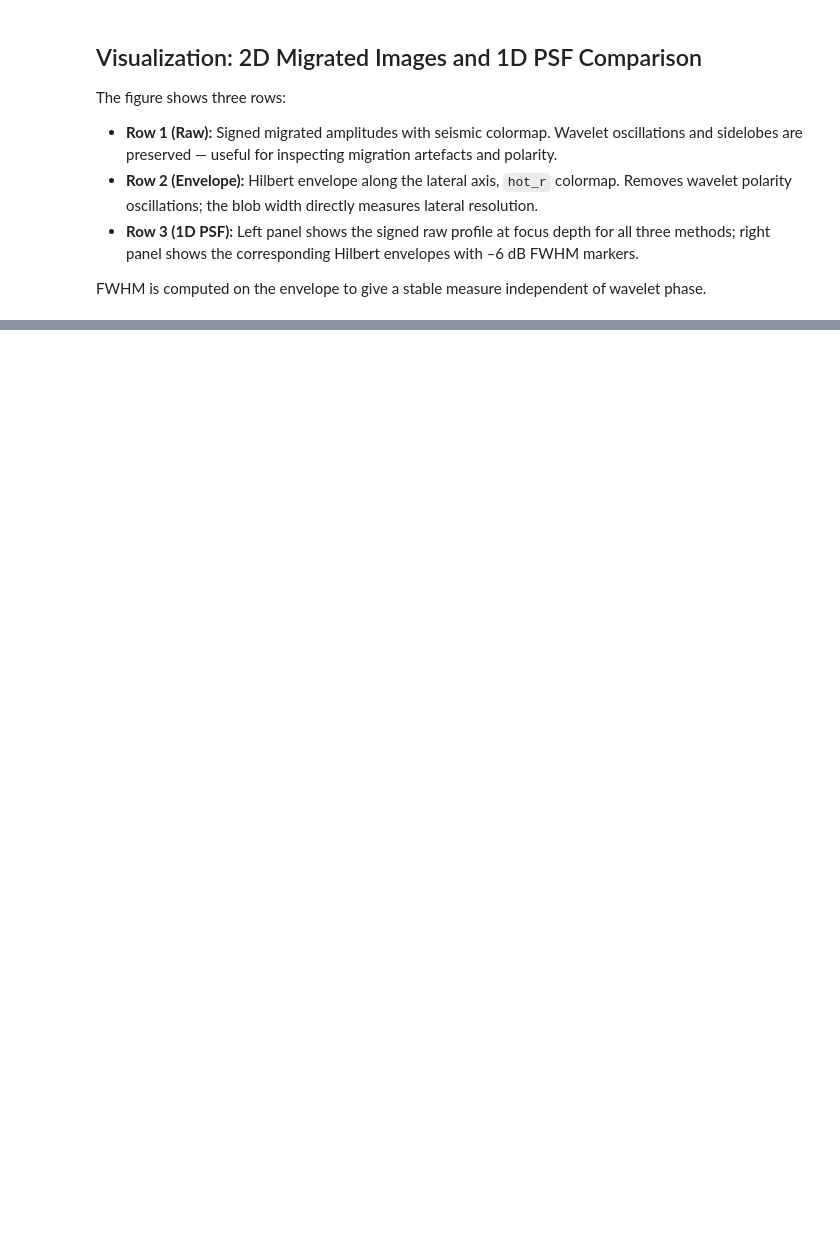
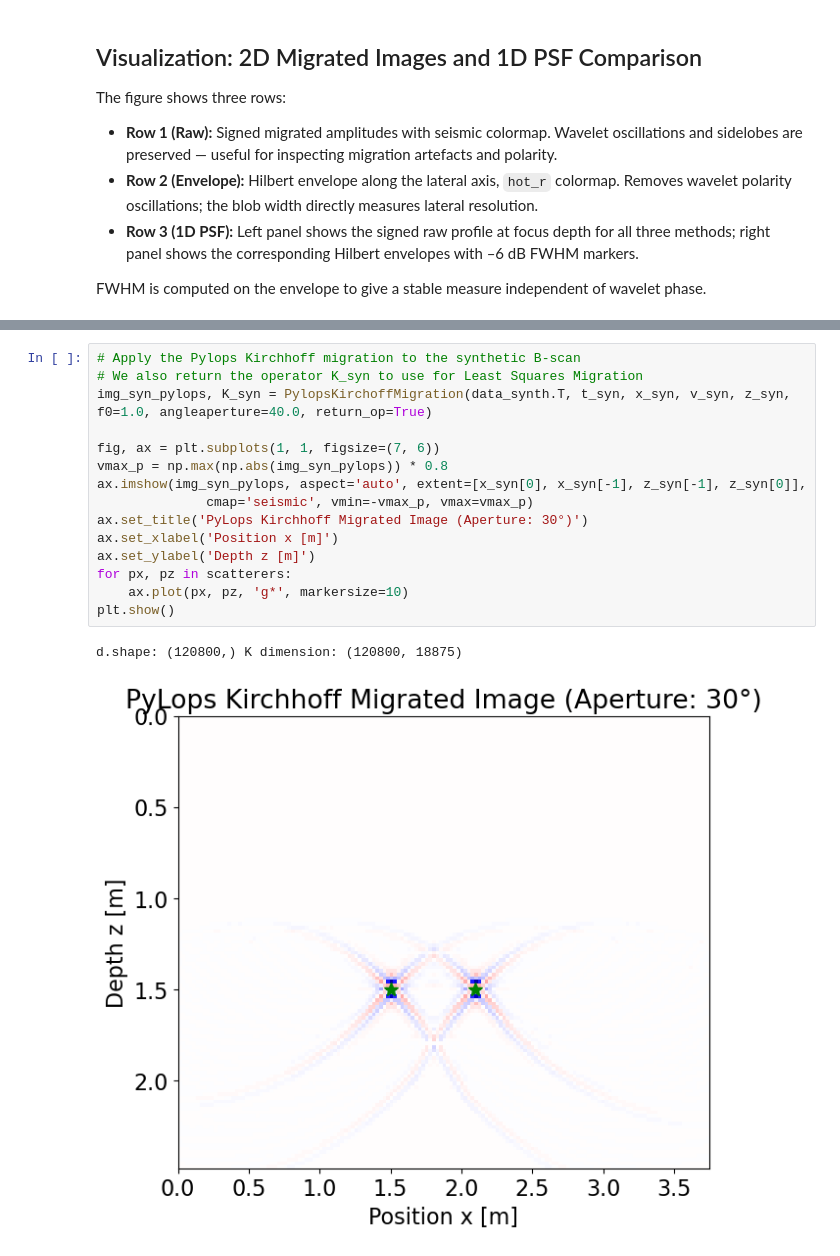
Before and after one commit to ConnervanK/Thesiss, a Jupyter notebook: TimeLapse_Notebooks/B_Scan_Migration_Playground.ipynb, the cells around one changed output, grey strips where cells are left out. Saved outputs shown, nothing was run; the diff lists cells and outputs as text; blank space fills up the shorter version.

```diff
--- a/TimeLapse_Notebooks/B_Scan_Migration_Playground.ipynb
+++ b/TimeLapse_Notebooks/B_Scan_Migration_Playground.ipynb
@@ -674,0 +878,18 @@ Rayleigh limit    : 56.3 mm  (lambda/2)
+# %%
+# Apply the Pylops Kirchhoff migration to the synthetic B-scan
+# We also return the operator K_syn to use for Least Squares Migration
+img_syn_pylops, K_syn = PylopsKirchoffMigration(data_synth.T, t_syn, x_syn, v_syn, z_syn, f0=1.0, angleaperture=40.0, return_op=True)
+
+fig, ax = plt.subplots(1, 1, figsize=(7, 6))
+vmax_p = np.max(np.abs(img_syn_pylops)) * 0.8
+ax.imshow(img_syn_pylops, aspect='auto', extent=[x_syn[0], x_syn[-1], z_syn[-1], z_syn[0]],
+              cmap='seismic', vmin=-vmax_p, vmax=vmax_p)
+ax.set_title('PyLops Kirchhoff Migrated Image (Aperture: 30°)')
+ax.set_xlabel('Position x [m]')
+ax.set_ylabel('Depth z [m]')
+for px, pz in scatterers:
+    ax.plot(px, pz, 'g*', markersize=10)
+plt.show()
+# %% [output]
+d.shape: (120800,) K dimension: (120800, 18875)
+[figure, added]
```
Also changed, not shown: parts of 13 cells of this notebook, 4 other files.
